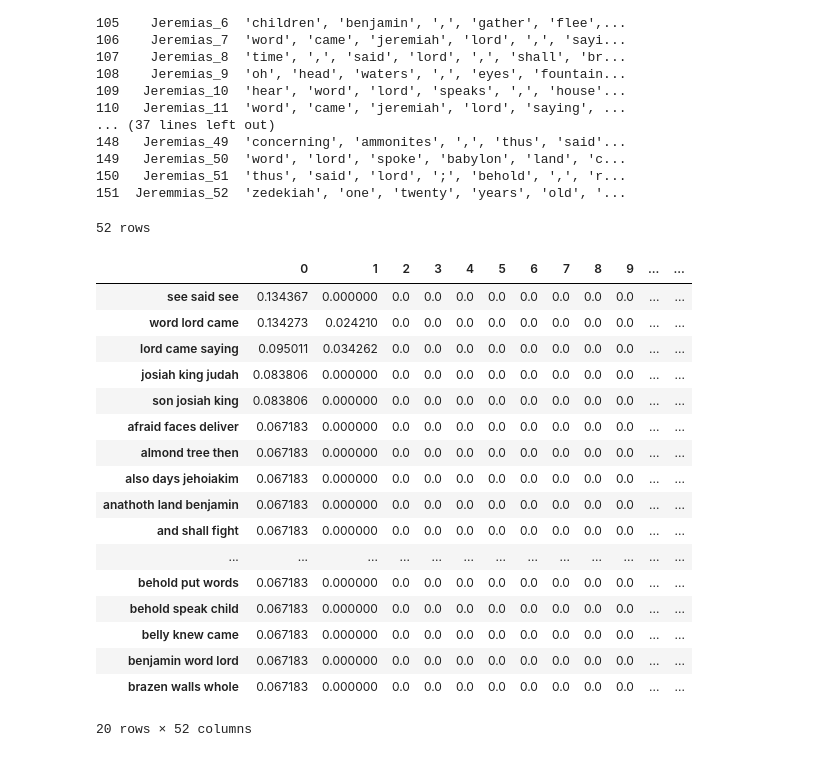
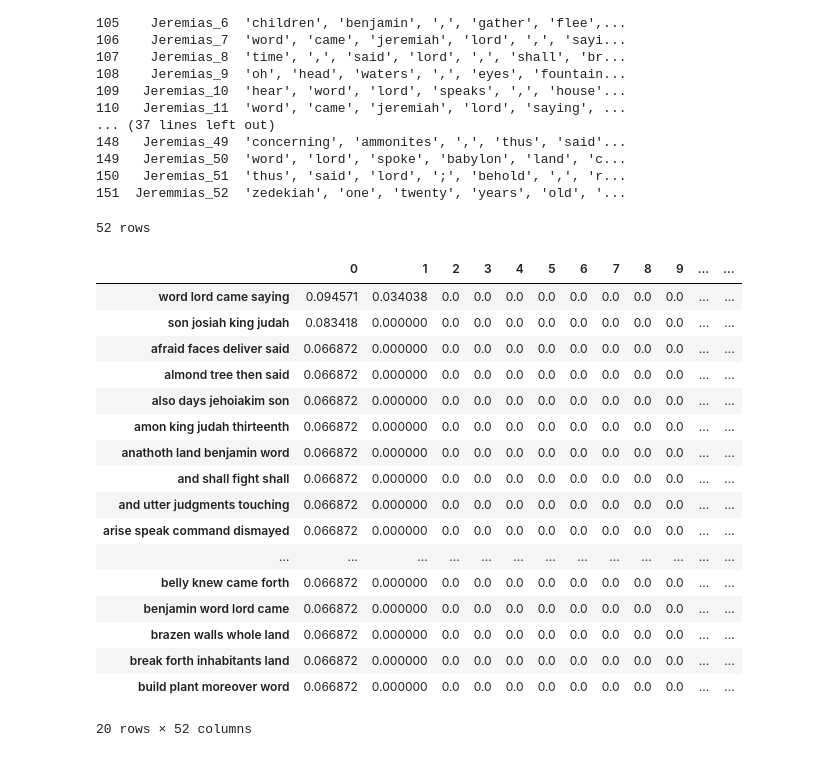
Before and after one commit to Bruno-cesar-dout/Versao_de_experimentos, a Jupyter notebook: Experimento_Jeremias.ipynb, the cells around one changed output. Cells and saved outputs as stored; diff of their text form; code cells hidden in the pictures.

```diff
--- a/Experimento_Jeremias.ipynb
+++ b/Experimento_Jeremias.ipynb
@@ -219,33 +219,33 @@ print(df)
 # %%
 corpus = df['Livro'].tolist()
 # %%
-vectorizer = TfidfVectorizer(ngram_range=(3,3))
+vectorizer = TfidfVectorizer(ngram_range=(4,4))
 X = vectorizer.fit_transform(corpus)
 tf_idf = pd.DataFrame(data = X.toarray(), columns=vectorizer.get_feature_names())
 
 final_df = tf_idf
 
 print("{} rows".format(final_df.shape[0]))
 final_df.T.nlargest(20, 0)
 # %% [output]
 52 rows
 |  | 0 | 1 | 2 | 3 | 4 | 5 | 6 | 7 | 8 | 9 | ... | ... |
-| see said see | 0.134367 | 0.000000 | 0.0 | 0.0 | 0.0 | 0.0 | 0.0 | 0.0 | 0.0 | 0.0 | ... | ... |
-| word lord came | 0.134273 | 0.024210 | 0.0 | 0.0 | 0.0 | 0.0 | 0.0 | 0.0 | 0.0 | 0.0 | ... | ... |
-| lord came saying | 0.095011 | 0.034262 | 0.0 | 0.0 | 0.0 | 0.0 | 0.0 | 0.0 | 0.0 | 0.0 | ... | ... |
-| josiah king judah | 0.083806 | 0.000000 | 0.0 | 0.0 | 0.0 | 0.0 | 0.0 | 0.0 | 0.0 | 0.0 | ... | ... |
-| son josiah king | 0.083806 | 0.000000 | 0.0 | 0.0 | 0.0 | 0.0 | 0.0 | 0.0 | 0.0 | 0.0 | ... | ... |
-| afraid faces deliver | 0.067183 | 0.000000 | 0.0 | 0.0 | 0.0 | 0.0 | 0.0 | 0.0 | 0.0 | 0.0 | ... | ... |
-| almond tree then | 0.067183 | 0.000000 | 0.0 | 0.0 | 0.0 | 0.0 | 0.0 | 0.0 | 0.0 | 0.0 | ... | ... |
-| also days jehoiakim | 0.067183 | 0.000000 | 0.0 | 0.0 | 0.0 | 0.0 | 0.0 | 0.0 | 0.0 | 0.0 | ... | ... |
-| anathoth land benjamin | 0.067183 | 0.000000 | 0.0 | 0.0 | 0.0 | 0.0 | 0.0 | 0.0 | 0.0 | 0.0 | ... | ... |
-| and shall fight | 0.067183 | 0.000000 | 0.0 | 0.0 | 0.0 | 0.0 | 0.0 | 0.0 | 0.0 | 0.0 | ... | ... |
+| word lord came saying | 0.094571 | 0.034038 | 0.0 | 0.0 | 0.0 | 0.0 | 0.0 | 0.0 | 0.0 | 0.0 | ... | ... |
+| son josiah king judah | 0.083418 | 0.000000 | 0.0 | 0.0 | 0.0 | 0.0 | 0.0 | 0.0 | 0.0 | 0.0 | ... | ... |
+| afraid faces deliver said | 0.066872 | 0.000000 | 0.0 | 0.0 | 0.0 | 0.0 | 0.0 | 0.0 | 0.0 | 0.0 | ... | ... |
+| almond tree then said | 0.066872 | 0.000000 | 0.0 | 0.0 | 0.0 | 0.0 | 0.0 | 0.0 | 0.0 | 0.0 | ... | ... |
+| also days jehoiakim son | 0.066872 | 0.000000 | 0.0 | 0.0 | 0.0 | 0.0 | 0.0 | 0.0 | 0.0 | 0.0 | ... | ... |
+| amon king judah thirteenth | 0.066872 | 0.000000 | 0.0 | 0.0 | 0.0 | 0.0 | 0.0 | 0.0 | 0.0 | 0.0 | ... | ... |
+| anathoth land benjamin word | 0.066872 | 0.000000 | 0.0 | 0.0 | 0.0 | 0.0 | 0.0 | 0.0 | 0.0 | 0.0 | ... | ... |
+| and shall fight shall | 0.066872 | 0.000000 | 0.0 | 0.0 | 0.0 | 0.0 | 0.0 | 0.0 | 0.0 | 0.0 | ... | ... |
+| and utter judgments touching | 0.066872 | 0.000000 | 0.0 | 0.0 | 0.0 | 0.0 | 0.0 | 0.0 | 0.0 | 0.0 | ... | ... |
+| arise speak command dismayed | 0.066872 | 0.000000 | 0.0 | 0.0 | 0.0 | 0.0 | 0.0 | 0.0 | 0.0 | 0.0 | ... | ... |
 | ... | ... | ... | ... | ... | ... | ... | ... | ... | ... | ... | ... | ... |
-| behold put words | 0.067183 | 0.000000 | 0.0 | 0.0 | 0.0 | 0.0 | 0.0 | 0.0 | 0.0 | 0.0 | ... | ... |
-| behold speak child | 0.067183 | 0.000000 | 0.0 | 0.0 | 0.0 | 0.0 | 0.0 | 0.0 | 0.0 | 0.0 | ... | ... |
-| belly knew came | 0.067183 | 0.000000 | 0.0 | 0.0 | 0.0 | 0.0 | 0.0 | 0.0 | 0.0 | 0.0 | ... | ... |
-| benjamin word lord | 0.067183 | 0.000000 | 0.0 | 0.0 | 0.0 | 0.0 | 0.0 | 0.0 | 0.0 | 0.0 | ... | ... |
-| brazen walls whole | 0.067183 | 0.000000 | 0.0 | 0.0 | 0.0 | 0.0 | 0.0 | 0.0 | 0.0 | 0.0 | ... | ... |
+| belly knew came forth | 0.066872 | 0.000000 | 0.0 | 0.0 | 0.0 | 0.0 | 0.0 | 0.0 | 0.0 | 0.0 | ... | ... |
+| benjamin word lord came | 0.066872 | 0.000000 | 0.0 | 0.0 | 0.0 | 0.0 | 0.0 | 0.0 | 0.0 | 0.0 | ... | ... |
+| brazen walls whole land | 0.066872 | 0.000000 | 0.0 | 0.0 | 0.0 | 0.0 | 0.0 | 0.0 | 0.0 | 0.0 | ... | ... |
+| break forth inhabitants land | 0.066872 | 0.000000 | 0.0 | 0.0 | 0.0 | 0.0 | 0.0 | 0.0 | 0.0 | 0.0 | ... | ... |
+| build plant moreover word | 0.066872 | 0.000000 | 0.0 | 0.0 | 0.0 | 0.0 | 0.0 | 0.0 | 0.0 | 0.0 | ... | ... |
 20 rows × 52 columns
 # %%
 def run_KMeans(max_k, data):
```
Also changed, not shown: parts of 6 cells of this notebook.
